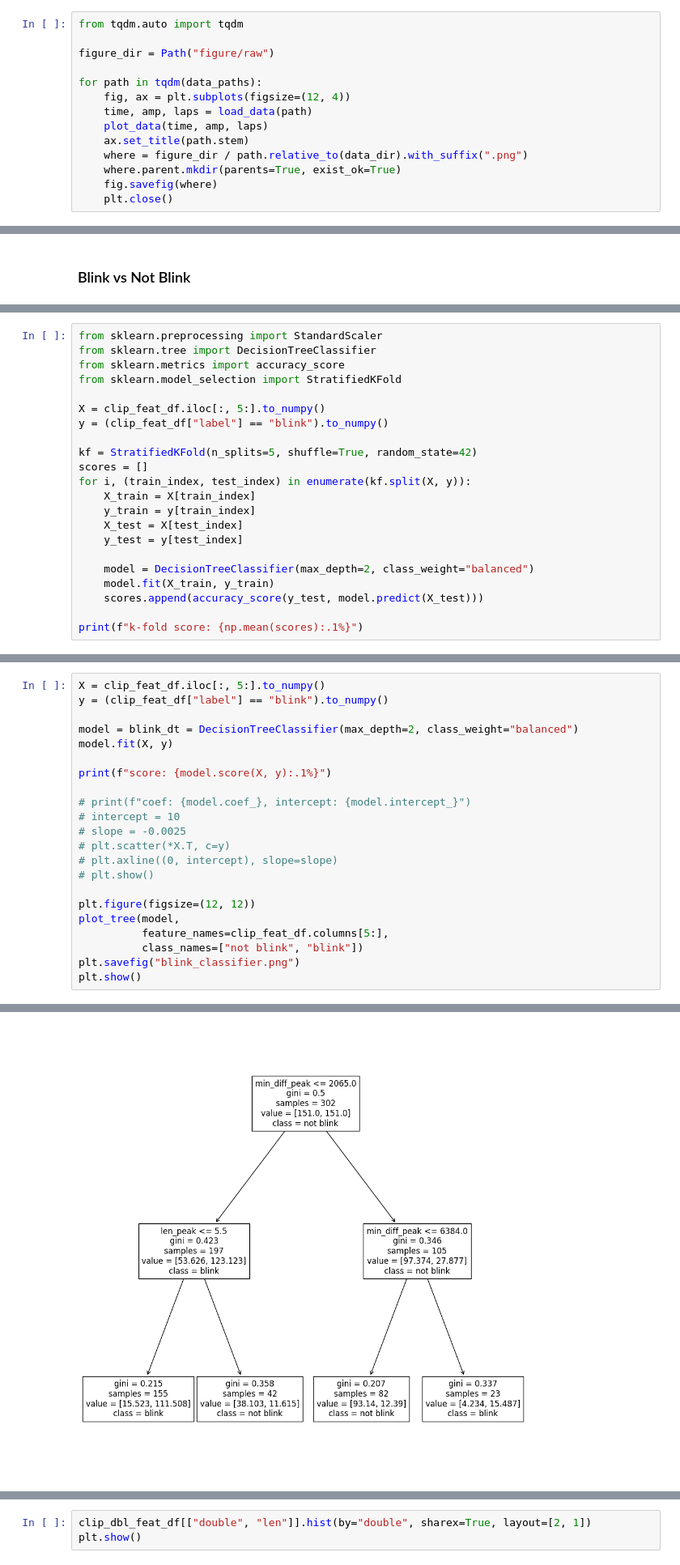
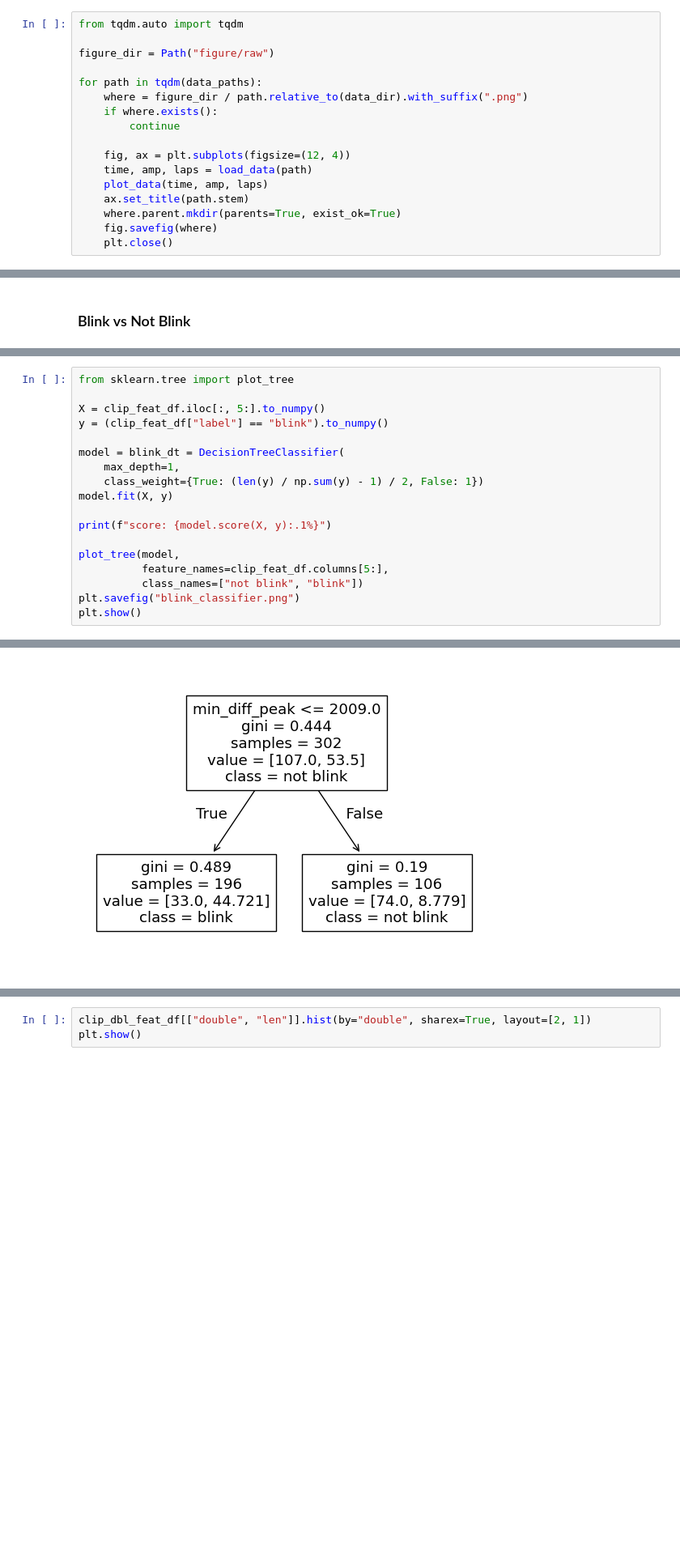
Before and after one commit to edward-ji/eyePlay, a Jupyter notebook: analysis/event.ipynb, the cells around one changed output, grey strips where cells are left out. Shown at 81% size. Drawn from its saved outputs; the diff is of its cells as text; blank space fills up the shorter version.

```diff
--- a/analysis/event.ipynb
+++ b/analysis/event.ipynb
@@ -74,11 +98,14 @@ from tqdm.auto import tqdm
 figure_dir = Path("figure/raw")
 
 for path in tqdm(data_paths):
+    where = figure_dir / path.relative_to(data_dir).with_suffix(".png")
+    if where.exists():
+        continue
+
     fig, ax = plt.subplots(figsize=(12, 4))
     time, amp, laps = load_data(path)
     plot_data(time, amp, laps)
     ax.set_title(path.stem)
-    where = figure_dir / path.relative_to(data_dir).with_suffix(".png")
     where.parent.mkdir(parents=True, exist_ok=True)
     fig.savefig(where)
     plt.close()
@@ -343,22 +332,0 @@ clip_feat_df
-# %%
-from sklearn.preprocessing import StandardScaler
-from sklearn.tree import DecisionTreeClassifier
-from sklearn.metrics import accuracy_score
-from sklearn.model_selection import StratifiedKFold
-
-X = clip_feat_df.iloc[:, 5:].to_numpy()
-y = (clip_feat_df["label"] == "blink").to_numpy()
-
-kf = StratifiedKFold(n_splits=5, shuffle=True, random_state=42)
-scores = []
-for i, (train_index, test_index) in enumerate(kf.split(X, y)):
-    X_train = X[train_index]
-    y_train = y[train_index]
-    X_test = X[test_index]
-    y_test = y[test_index]
-
-    model = DecisionTreeClassifier(max_depth=2, class_weight="balanced")
-    model.fit(X_train, y_train)
-    scores.append(accuracy_score(y_test, model.predict(X_test)))
-
-print(f"k-fold score: {np.mean(scores):.1%}")
@@ -507,20 +415,16 @@ plt.show()
 # %%
+from sklearn.tree import plot_tree
+
 X = clip_feat_df.iloc[:, 5:].to_numpy()
 y = (clip_feat_df["label"] == "blink").to_numpy()
 
-model = blink_dt = DecisionTreeClassifier(max_depth=2, class_weight="balanced")
+model = blink_dt = DecisionTreeClassifier(
+    max_depth=1,
+    class_weight={True: (len(y) / np.sum(y) - 1) / 2, False: 1})
 model.fit(X, y)
 
 print(f"score: {model.score(X, y):.1%}")
 
-# print(f"coef: {model.coef_}, intercept: {model.intercept_}")
-# intercept = 10
-# slope = -0.0025
-# plt.scatter(*X.T, c=y)
-# plt.axline((0, intercept), slope=slope)
-# plt.show()
-
-plt.figure(figsize=(12, 12))
 plot_tree(model,
           feature_names=clip_feat_df.columns[5:],
           class_names=["not blink", "blink"])
@@ -531,4 +435,4 @@ score: 85.1%
-[figure, old version]
+[figure, new version]
 # %%
 cm = confusion_matrix(y, model.predict(X))
 ConfusionMatrixDisplay(cm, display_labels=["not blink", "blink"]).plot()
```
Also changed, not shown: parts of 37 cells of this notebook, 3 other files.
